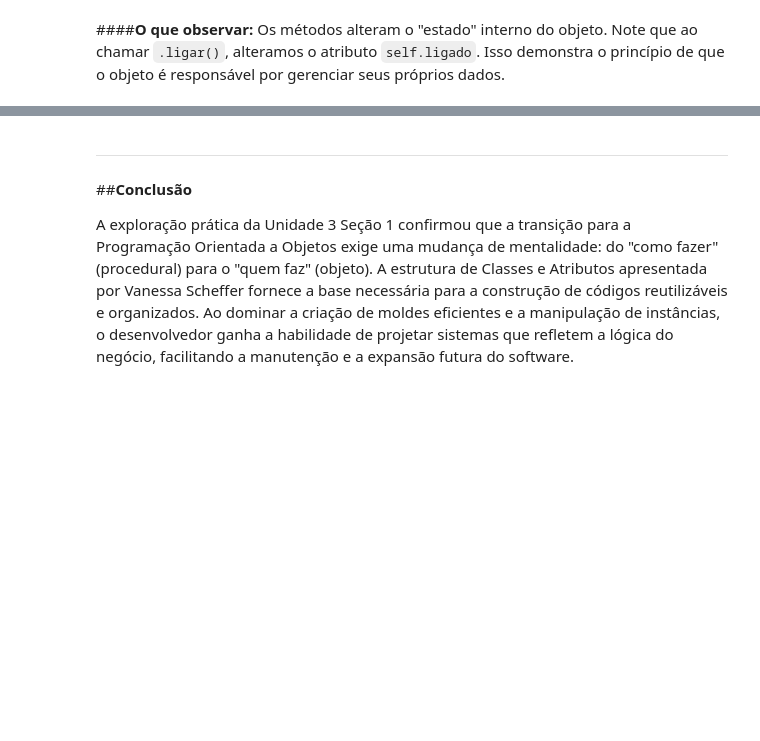
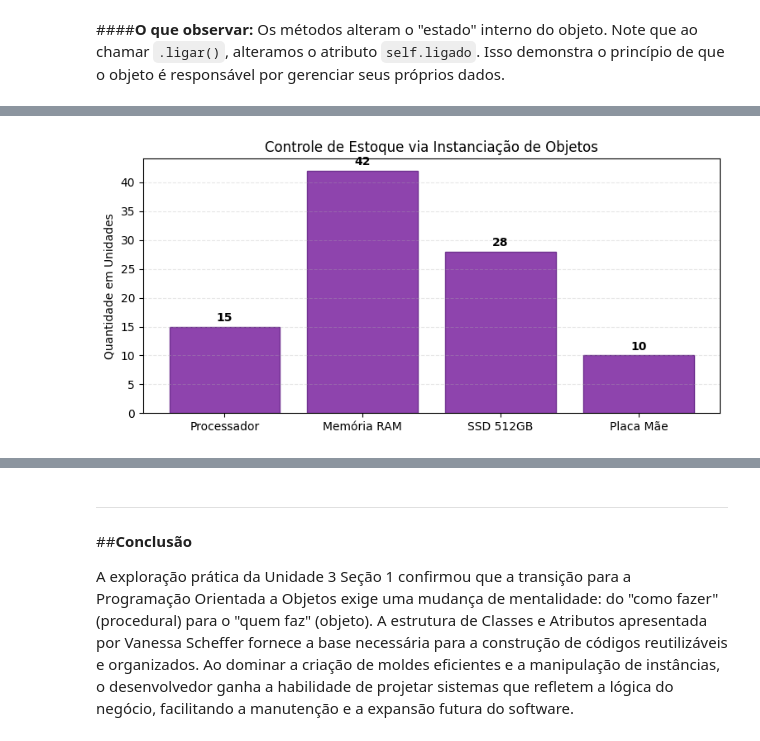
Before and after one commit to murilo-guimaraes/linguagem-programacao, a Jupyter notebook: POO,_Classes_e_Atributos.ipynb, the cells around one changed output, grey strips where cells are left out. Saved outputs shown, nothing was run; the diff lists cells and outputs as text; code cells hidden in the pictures; blank space fills up the shorter version.

```diff
--- a/POO,_Classes_e_Atributos.ipynb
+++ b/POO,_Classes_e_Atributos.ipynb
@@ -99,0 +84,33 @@ Carro B (Uno) está ligado? False
+# %%
+import matplotlib.pyplot as plt
+
+class Produto:
+    def __init__(self, nome, quantidade):
+        self.nome = nome
+        self.quantidade = quantidade
+
+# Criando instâncias (Objetos)
+produtos = [
+    Produto("Processador", 15),
+    Produto("Memória RAM", 42),
+    Produto("SSD 512GB", 28),
+    Produto("Placa Mãe", 10)
+]
+
+# Extraindo dados dos objetos para o gráfico
+nomes = [p.nome for p in produtos]
+estoque = [p.quantidade for p in produtos]
+
+plt.figure(figsize=(9, 4))
+plt.bar(nomes, estoque, color='#8e44ad', edgecolor='#713391')
+
+# Adicionando rótulos sobre as barras
+for i, v in enumerate(estoque):
+    plt.text(i, v + 1, str(v), ha='center', fontweight='bold')
+
+plt.title('Controle de Estoque via Instanciação de Objetos')
+plt.ylabel('Quantidade em Unidades')
+plt.grid(axis='y', linestyle='--', alpha=0.3)
+plt.show()
+# %% [output]
+[figure, added]
```
Also changed, not shown: parts of 5 cells of this notebook.
